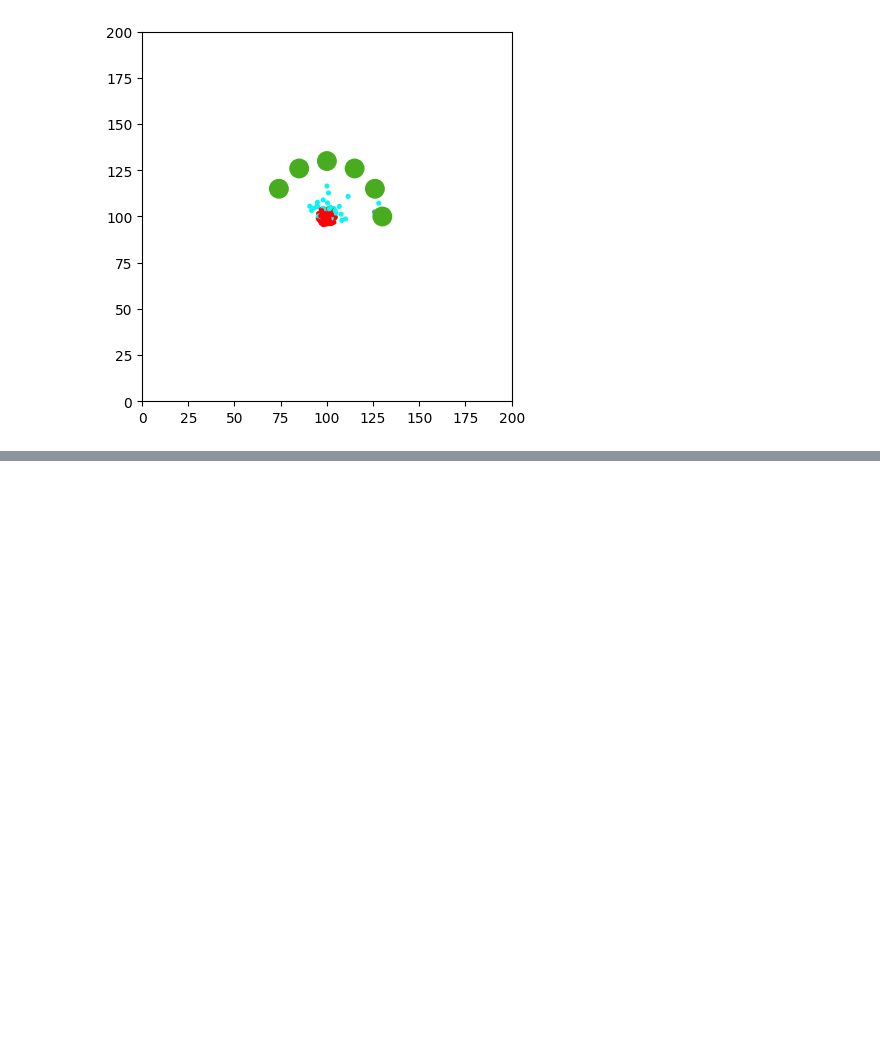
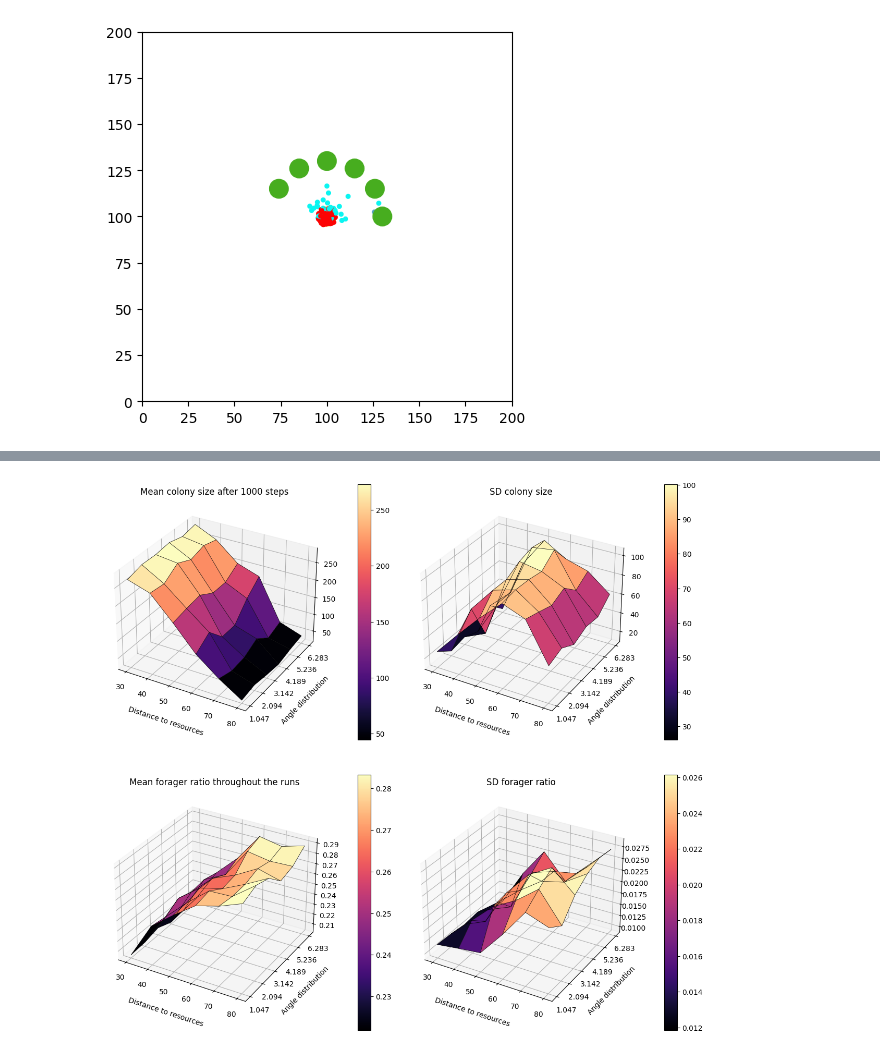
Before and after one commit to jonas4climate/honeybee-colony-abm, a Jupyter notebook: experiments.ipynb, the cells around one changed output, grey strips where cells are left out. Saved outputs shown, nothing was run; the diff lists cells and outputs as text; code cells hidden in the pictures; blank space fills up the shorter version.

```diff
--- a/experiments.ipynb
+++ b/experiments.ipynb
@@ -265,0 +296,35 @@ plt.show()
+# %%
+X, Y = np.meshgrid(DIST_RESOURCES, MAX_ANGLES)
+
+fig, axes = plt.subplots(2, 2, subplot_kw={"projection": "3d"}, figsize=(12, 12))
+plot_data = [BEE_COUNT_MEAN, BEE_COUNT_SD, FORAGERS_MEAN, FORAGERS_SD]
+
+for (data, ax) in zip(plot_data, axes.flatten()):
+    Z = data
+
+    # Plot data
+    surf = ax.plot_surface(X, Y, Z, cmap=plt.cm.magma, alpha=None, antialiased=True)
+    ax.plot_wireframe(X, Y, Z, lw=0.5, color='black', alpha=None, antialiased=True)
+
+    # Plot settings & colorbar
+    ax.set_xlabel("Distance to resources", labelpad=10.0)
+    ax.set_xticks(DIST_RESOURCES)
+
+    ax.set_ylabel("Angle distribution", labelpad=10.0)
+    ax.set_yticks(MAX_ANGLES)
+
+    fig.colorbar(surf, ax=ax, shrink=0.8, aspect=20, pad=0.1)
+
+axes[0,0].set_title("Mean colony size after 1000 steps")
+
+axes[0,1].set_title("SD colony size")
+
+axes[1,0].set_title("Mean forager ratio throughout the runs")
+
+axes[1,1].set_title("SD forager ratio")
+
+plt.tight_layout()
+plt.savefig(FIGURE_PATH + "resource_clustering.png", bbox_inches='tight')
+plt.show()
+# %% [output]
+[figure, added]
```
Also changed, not shown: parts of 5 cells of this notebook, 5 other files.
